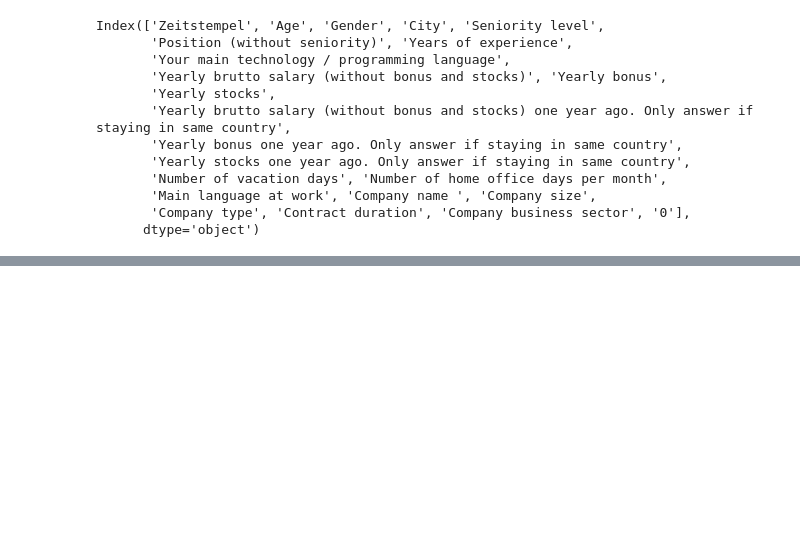
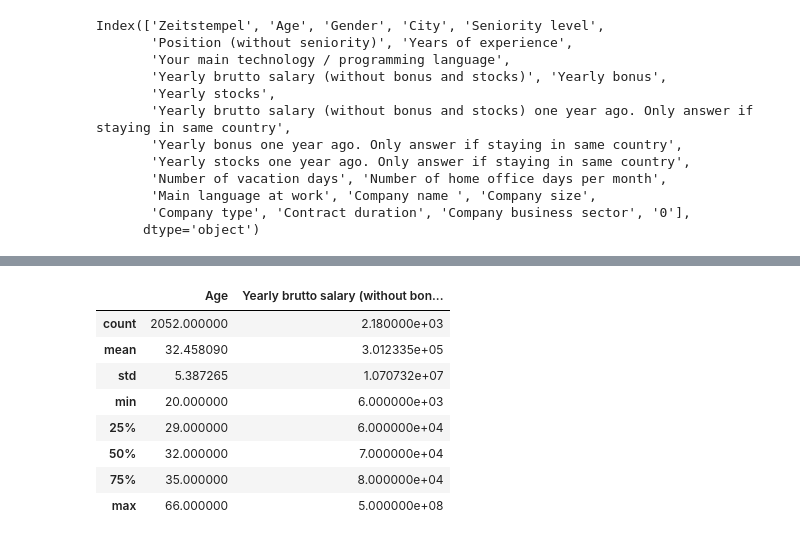
Before and after one commit to tlsiah/Salary-Prediction-model, a Jupyter notebook: Data Preprocessing & EDA.ipynb, the cells around one changed output, grey strips where cells are left out. Saved outputs shown, nothing was run; the diff lists cells and outputs as text; code cells hidden in the pictures; blank space fills up the shorter version.

```diff
--- a/Data Preprocessing & EDA.ipynb
+++ b/Data Preprocessing & EDA.ipynb
@@ -135,0 +134,12 @@ df.sample(5)
+# %%
+df.describe()
+# %% [output]
+|  | Age | Yearly brutto salary (without bon... |
+| count | 2052.000000 | 2.180000e+03 |
+| mean | 32.458090 | 3.012335e+05 |
+| std | 5.387265 | 1.070732e+07 |
+| min | 20.000000 | 6.000000e+03 |
+| 25% | 29.000000 | 6.000000e+04 |
+| 50% | 32.000000 | 7.000000e+04 |
+| 75% | 35.000000 | 8.000000e+04 |
+| max | 66.000000 | 5.000000e+08 |
```
Also changed, not shown: parts of 2 cells of this notebook.
